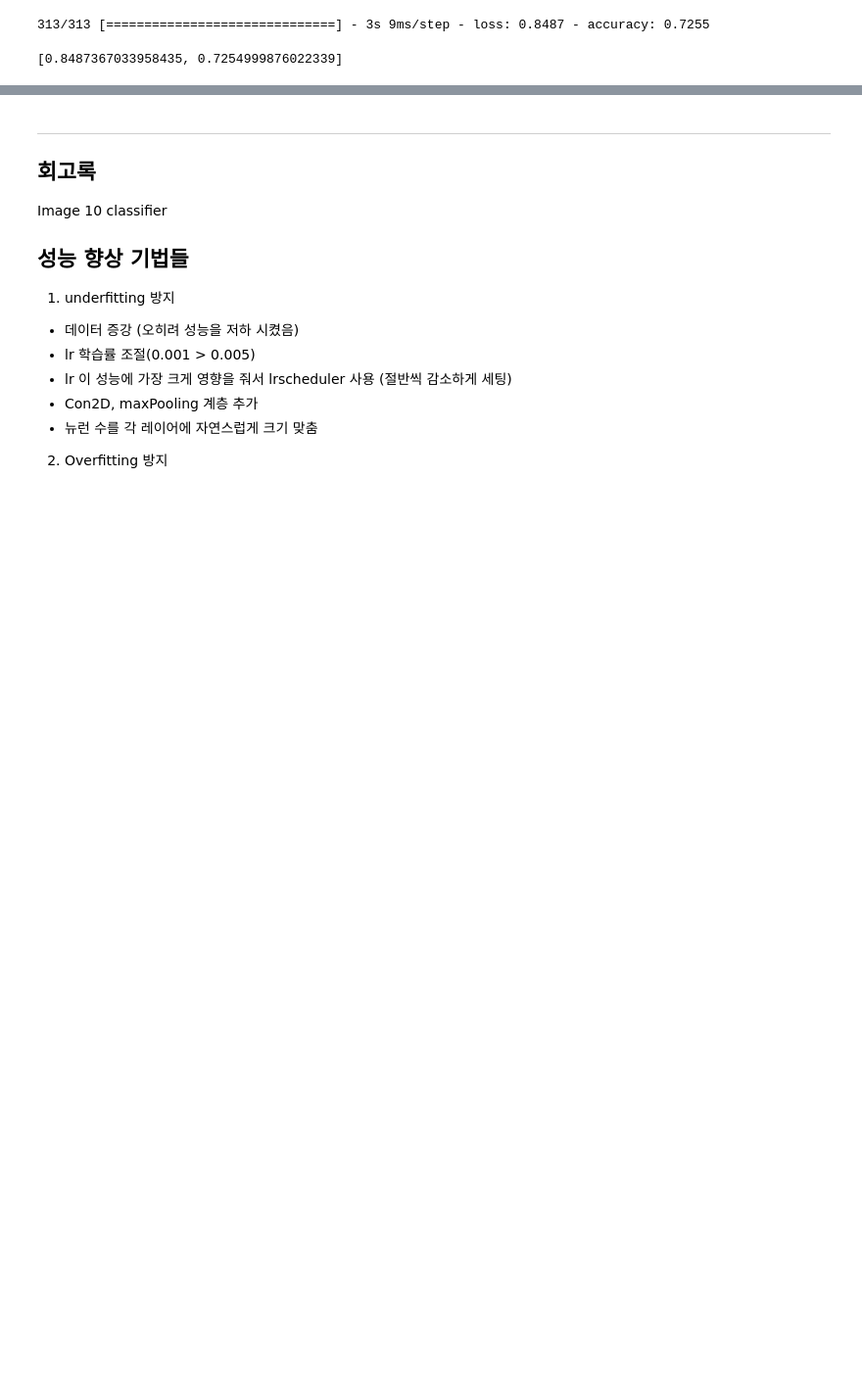
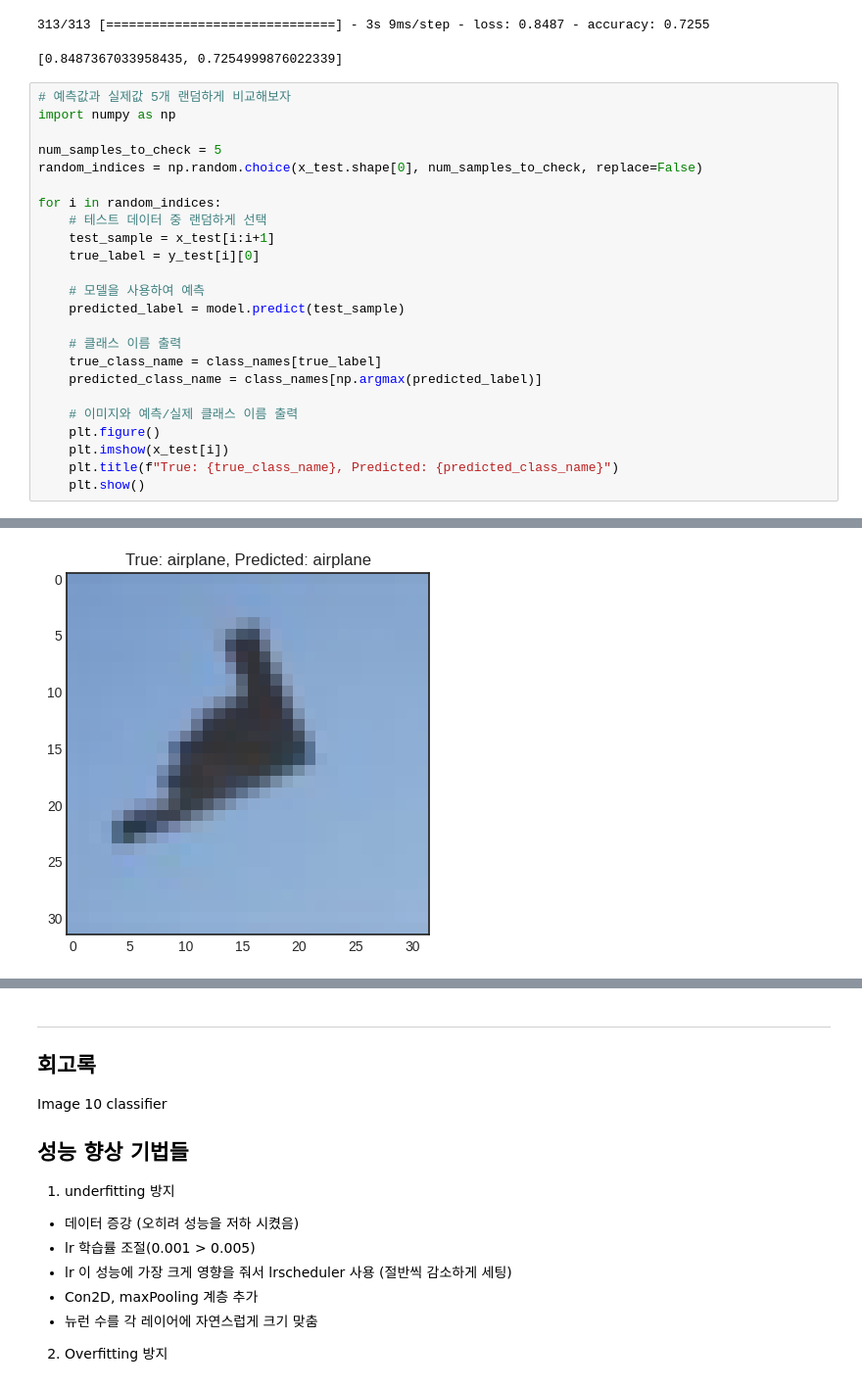
Before and after one commit to HWMV/No_use_repo_Aiffel, a Jupyter notebook: Project/CIFAR10_model.ipynb, the cells around one changed output, grey strips where cells are left out. Shown at 98% size. Drawn from its saved outputs; the diff is of its cells as text; blank space fills up the shorter version.

```diff
--- a/Project/CIFAR10_model.ipynb
+++ b/Project/CIFAR10_model.ipynb
@@ -250,3 +250,28 @@ model.evaluate(x_test, y_test)
 # %% [output]
 313/313 [==============================] - 3s 9ms/step - loss: 0.8487 - accuracy: 0.7255
 [0.8487367033958435, 0.7254999876022339]
+# %%
+# 예측값과 실제값 5개 랜덤하게 비교해보자
+import numpy as np
+
+num_samples_to_check = 5
+random_indices = np.random.choice(x_test.shape[0], num_samples_to_check, replace=False)
+
+for i in random_indices:
+    # 테스트 데이터 중 랜덤하게 선택
+    test_sample = x_test[i:i+1]
+    true_label = y_test[i][0]
+
+    # 모델을 사용하여 예측
+    predicted_label = model.predict(test_sample)
+
+    # 클래스 이름 출력
+    true_class_name = class_names[true_label]
+    predicted_class_name = class_names[np.argmax(predicted_label)]
+
+    # 이미지와 예측/실제 클래스 이름 출력
+    plt.figure()
+    plt.imshow(x_test[i])
+    plt.title(f"True: {true_class_name}, Predicted: {predicted_class_name}")
+    plt.show()
+# %% [output]
@@ -252,0 +279 @@ model.evaluate(x_test, y_test)
+[figure, added]
```
Also changed, not shown: parts of 1 cell of this notebook.
